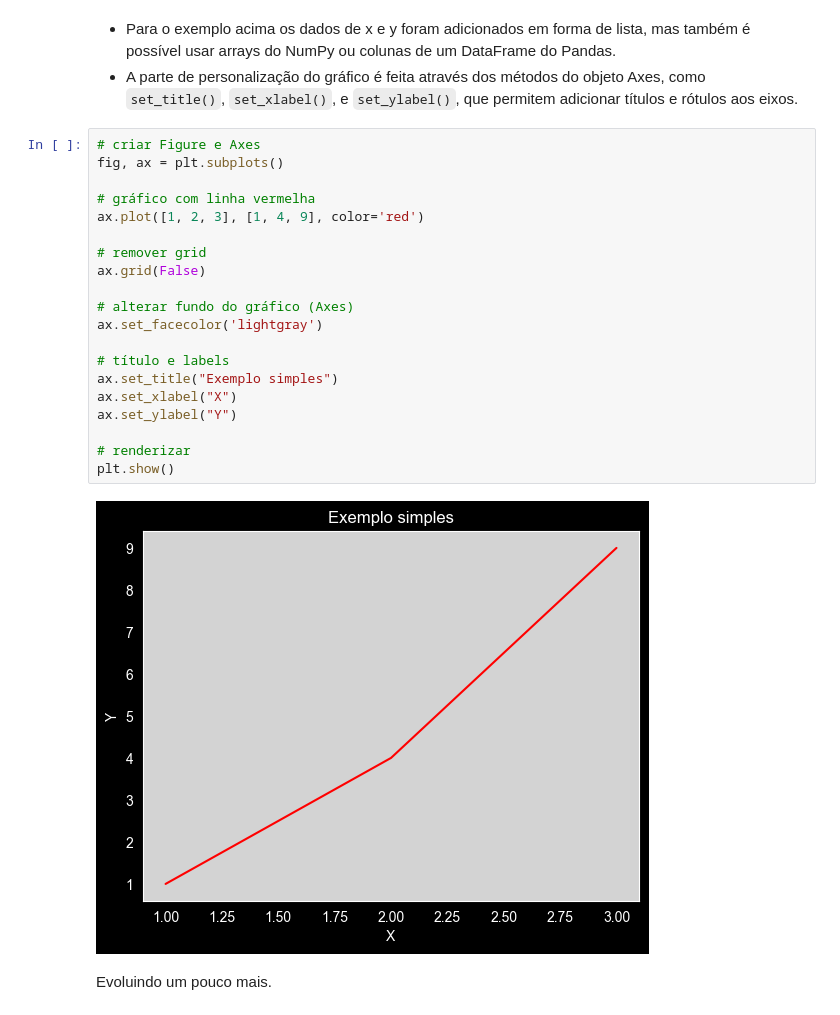
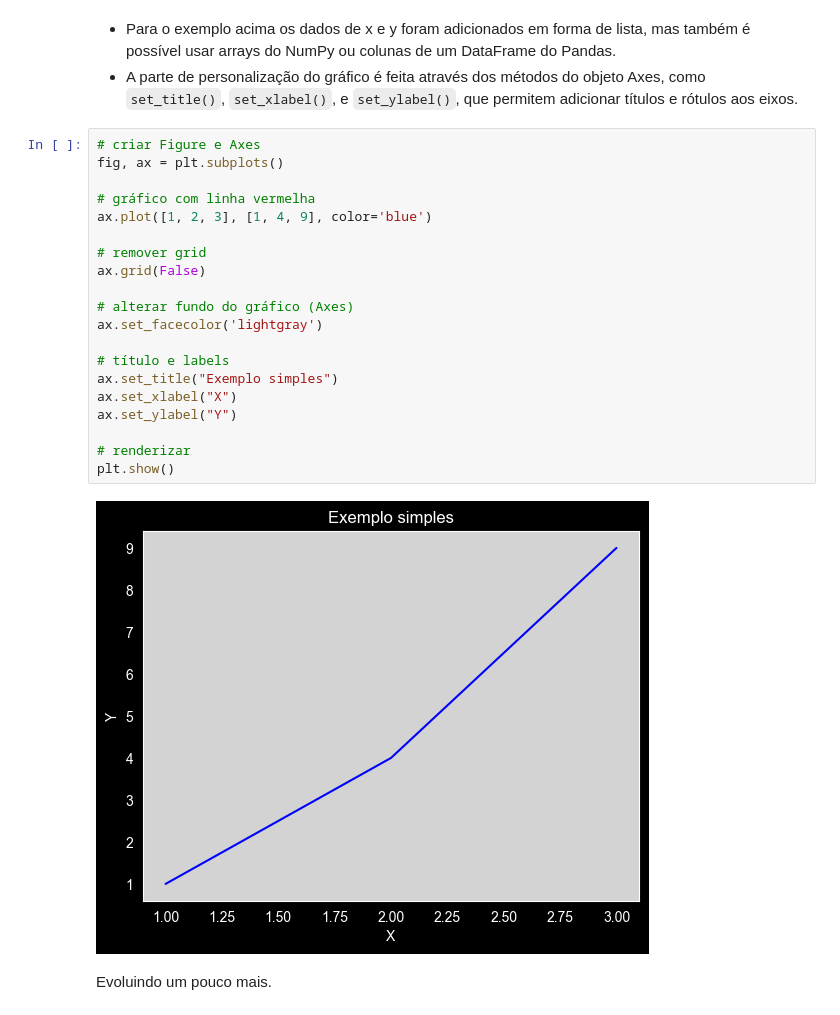
Before and after one commit to zuilpirola/EDA, a Jupyter notebook: Practical/Week6/graficos.ipynb, the cells around one changed output. Drawn from its saved outputs; the diff is of its cells as text.

```diff
--- a/Practical/Week6/graficos.ipynb
+++ b/Practical/Week6/graficos.ipynb
@@ -66,25 +66,25 @@ plt.show()
 # %%
 # criar Figure e Axes
 fig, ax = plt.subplots()
 
 # gráfico com linha vermelha
-ax.plot([1, 2, 3], [1, 4, 9], color='red')
+ax.plot([1, 2, 3], [1, 4, 9], color='blue')
 
 # remover grid
 ax.grid(False)
 
 # alterar fundo do gráfico (Axes)
 ax.set_facecolor('lightgray')
 
 # título e labels
 ax.set_title("Exemplo simples")
 ax.set_xlabel("X")
 ax.set_ylabel("Y")
 
 # renderizar
 plt.show()
 # %% [output]
-[figure, old version]
+[figure, new version]
 # %% [markdown]
 Evoluindo um pouco mais.
 # %%
```
Also changed, not shown: parts of 7 cells of this notebook, 3 other files.
